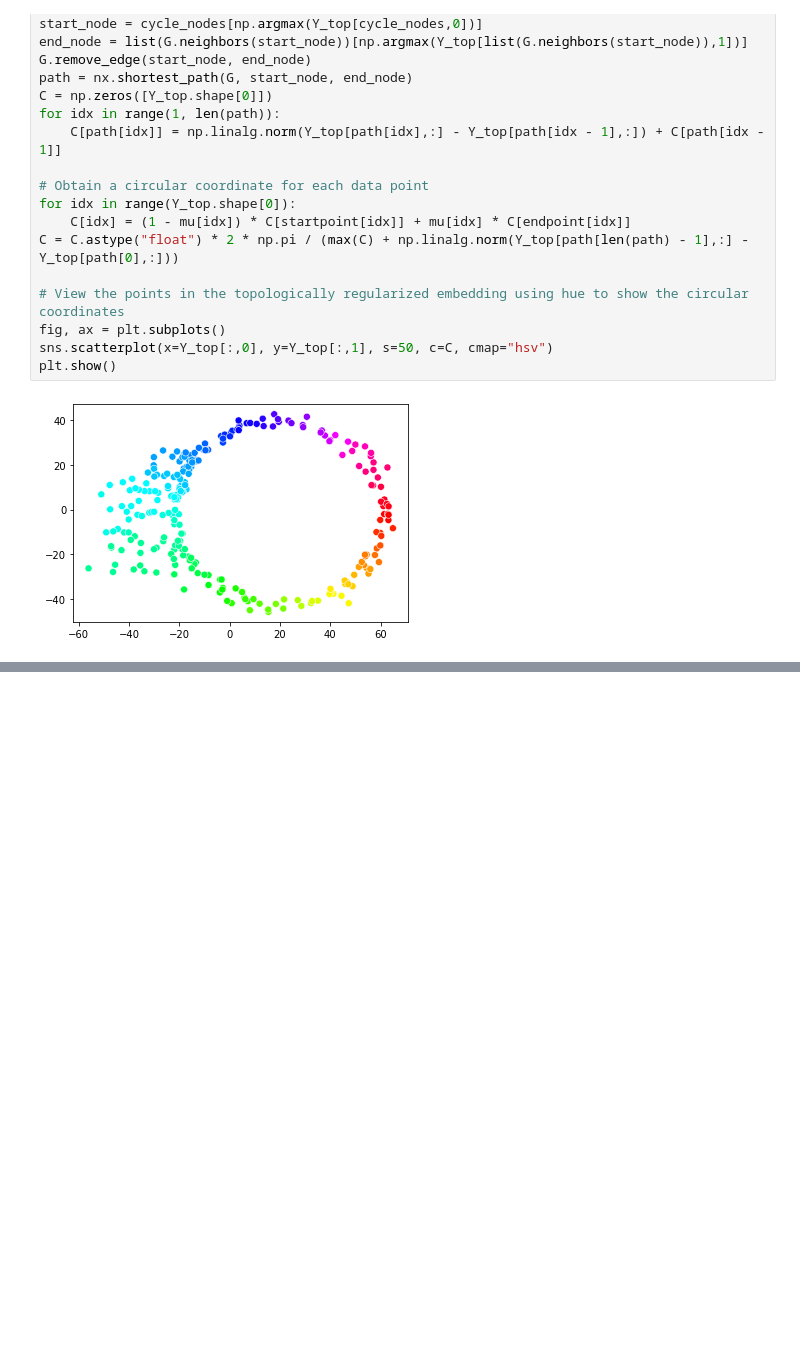
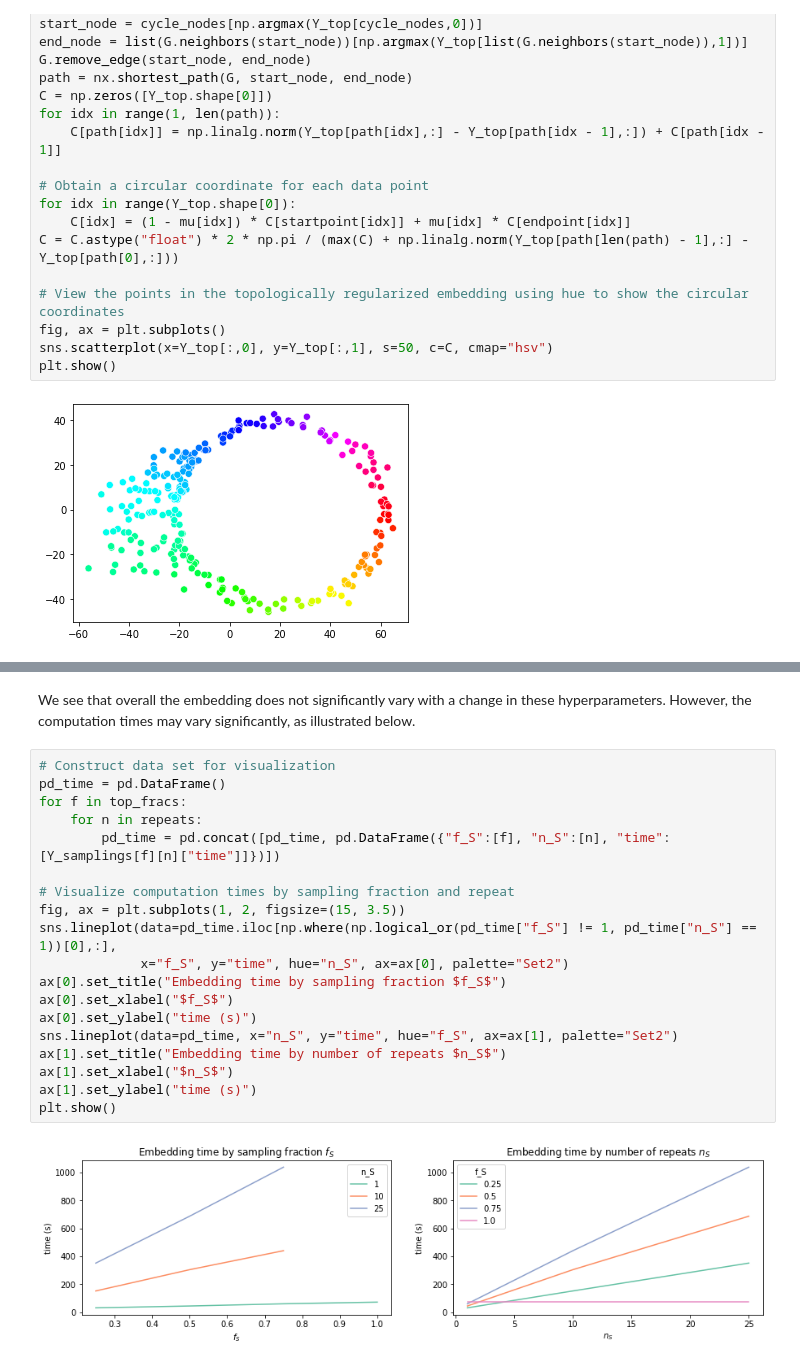
Before and after one commit to robinvndaele/topembedding, a Jupyter notebook: Experiments/CellCycle.ipynb, the cells around one changed output, grey strips where cells are left out. Saved outputs shown, nothing was run; the diff lists cells and outputs as text; blank space fills up the shorter version.

```diff
--- a/Experiments/CellCycle.ipynb
+++ b/Experiments/CellCycle.ipynb
@@ -418,0 +499,23 @@ plt.show()
+# %% [markdown]
+We see that overall the embedding does not significantly vary with a change in these hyperparameters. However, the computation times may vary significantly, as illustrated below.
+# %%
+# Construct data set for visualization
+pd_time = pd.DataFrame()
+for f in top_fracs:
+    for n in repeats:
+        pd_time = pd.concat([pd_time, pd.DataFrame({"f_S":[f], "n_S":[n], "time":[Y_samplings[f][n]["time"]]})])
+
+# Visualize computation times by sampling fraction and repeat
+fig, ax = plt.subplots(1, 2, figsize=(15, 3.5))
+sns.lineplot(data=pd_time.iloc[np.where(np.logical_or(pd_time["f_S"] != 1, pd_time["n_S"] == 1))[0],:],
+             x="f_S", y="time", hue="n_S", ax=ax[0], palette="Set2")
+ax[0].set_title("Embedding time by sampling fraction $f_S$")
+ax[0].set_xlabel("$f_S$")
+ax[0].set_ylabel("time (s)")
+sns.lineplot(data=pd_time, x="n_S", y="time", hue="f_S", ax=ax[1], palette="Set2")
+ax[1].set_title("Embedding time by number of repeats $n_S$")
+ax[1].set_xlabel("$n_S$")
+ax[1].set_ylabel("time (s)")
+plt.show()
+# %% [output]
+[figure, added]
```
Also changed, not shown: parts of 7 cells of this notebook, 3 other files.
